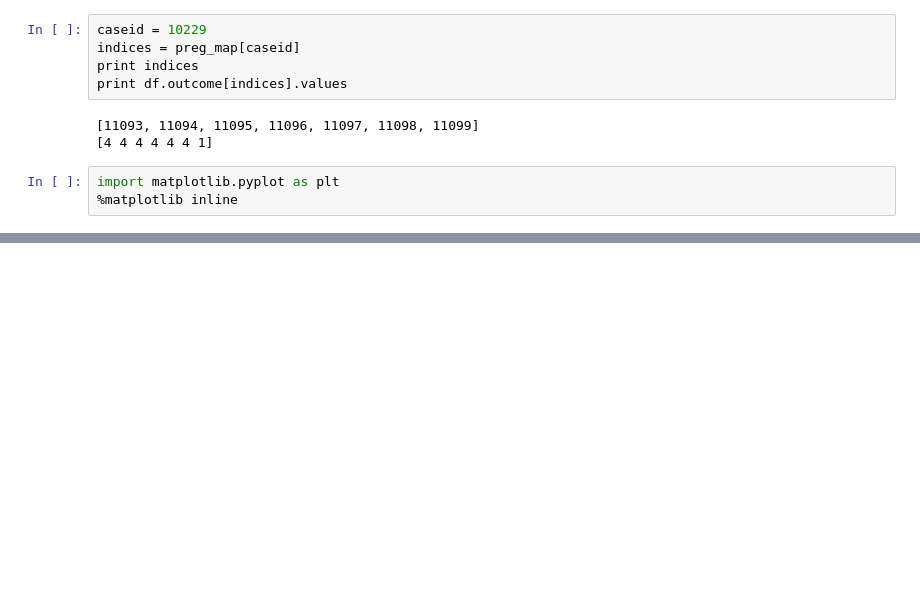
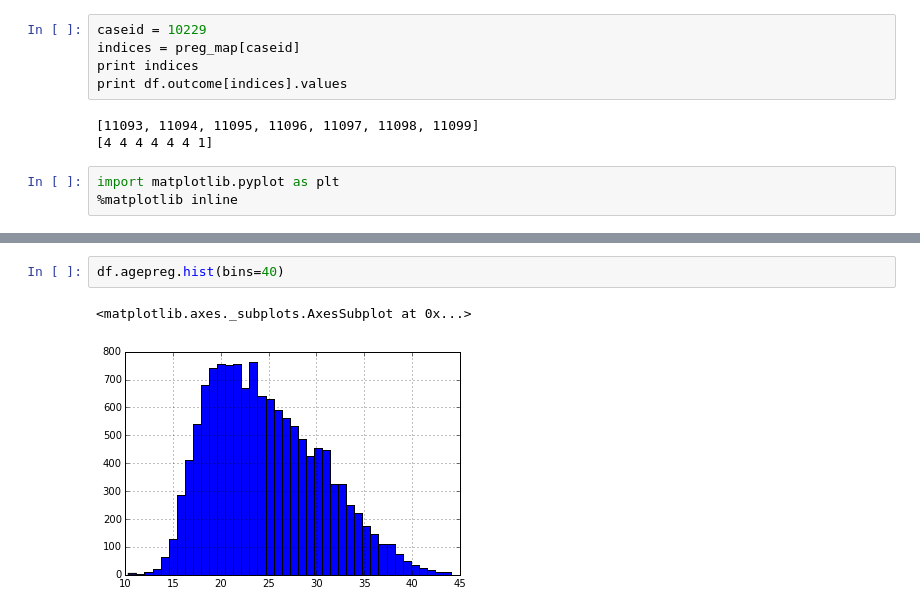
Before and after one commit to vvivek92/DataScience-Learning, a Jupyter notebook: thinkstats/NSFG pregnancy data set.ipynb, the cells around one changed output, grey strips where cells are left out. Drawn from its saved outputs; the diff is of its cells as text; blank space fills up the shorter version.

```diff
--- a/thinkstats/NSFG pregnancy data set.ipynb
+++ b/thinkstats/NSFG pregnancy data set.ipynb
@@ -180,0 +207,5 @@ plt.hist([1,2,2,3,5,2])
+# %%
+df.agepreg.hist(bins=40)
+# %% [output]
+<matplotlib.axes._subplots.AxesSubplot at 0x...>
+[figure, added]
```
Also changed, not shown: parts of 11 cells of this notebook, 1 other file.
